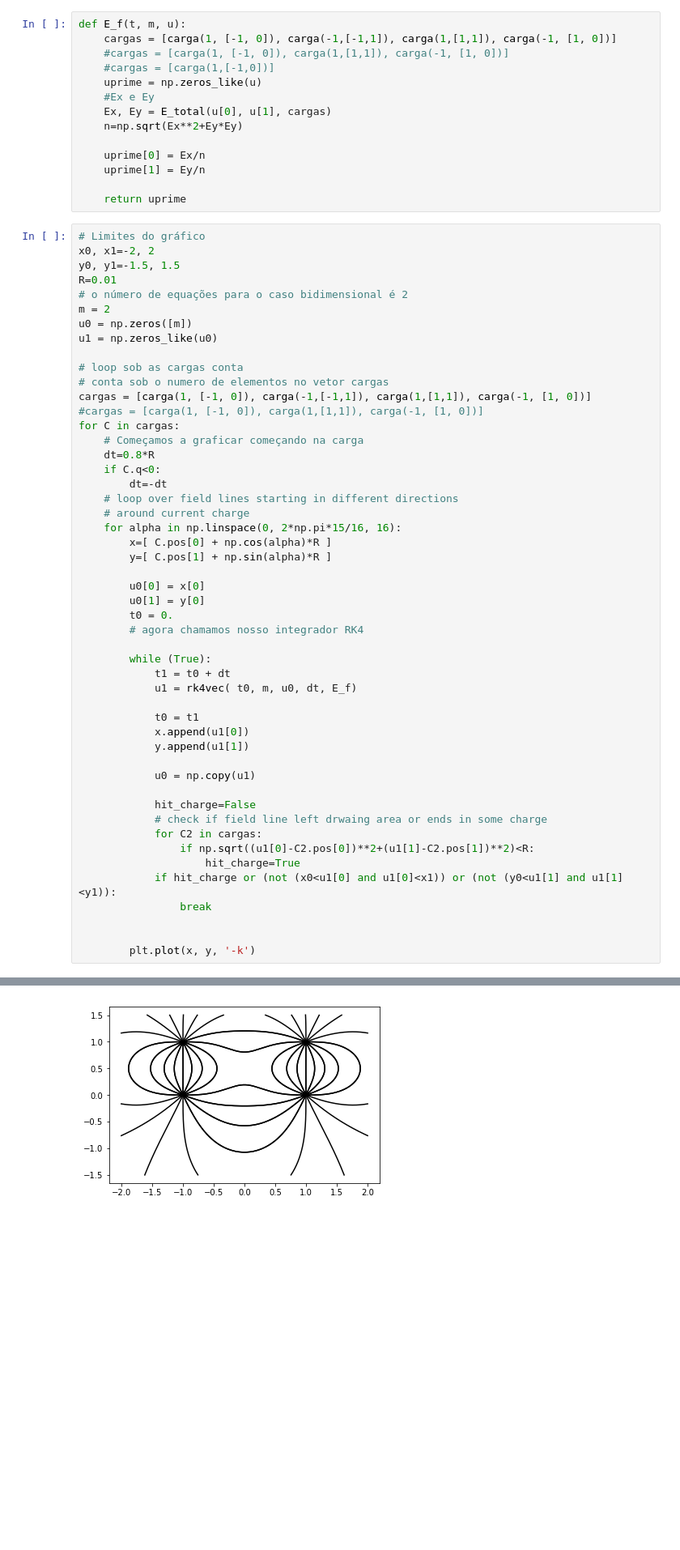
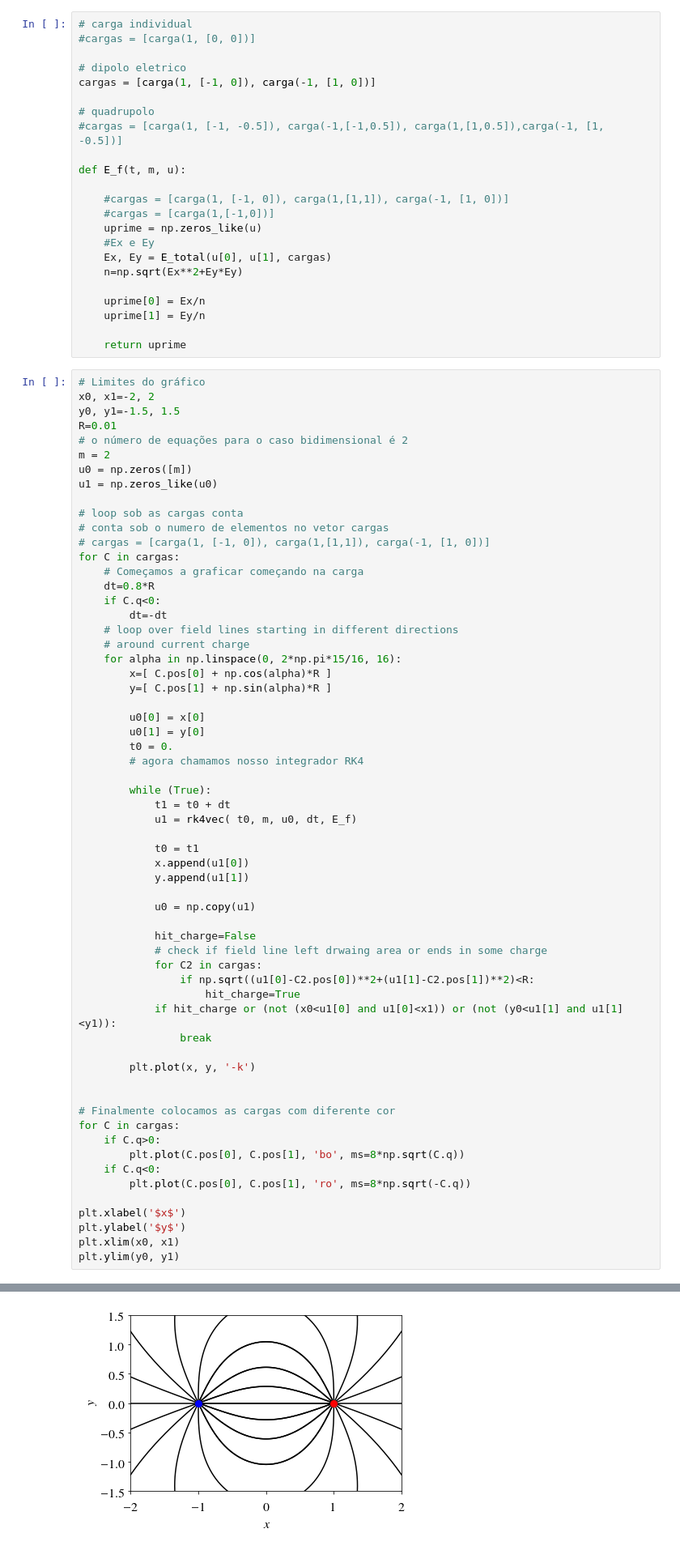
Before and after one commit to tavo-buk/icfis, a Jupyter notebook: EDO3.ipynb, the cells around one changed output, grey strips where cells are left out. Shown: that part at 81% size. Drawn from its saved outputs; the diff is of its cells as text; blank space fills up the shorter version.

```diff
--- a/EDO3.ipynb
+++ b/EDO3.ipynb
@@ -95,8 +136,17 @@ def rk4vec( t0, m, u0, dt, f ):
                                        +       f3[0:m] )
     return u
 # %%
+# carga individual
+#cargas = [carga(1, [0, 0])]
+
+# dipolo eletrico
+cargas = [carga(1, [-1, 0]), carga(-1, [1, 0])]
+
+# quadrupolo
+#cargas = [carga(1, [-1, -0.5]), carga(-1,[-1,0.5]), carga(1,[1,0.5]),carga(-1, [1, -0.5])]
+
 def E_f(t, m, u):
-    cargas = [carga(1, [-1, 0]), carga(-1,[-1,1]), carga(1,[1,1]), carga(-1, [1, 0])]
+
     #cargas = [carga(1, [-1, 0]), carga(1,[1,1]), carga(-1, [1, 0])]
     #cargas = [carga(1,[-1,0])]
     uprime = np.zeros_like(u)
@@ -120,8 +170,7 @@ u1 = np.zeros_like(u0)
 
 # loop sob as cargas conta
 # conta sob o numero de elementos no vetor cargas
-cargas = [carga(1, [-1, 0]), carga(-1,[-1,1]), carga(1,[1,1]), carga(-1, [1, 0])]
-#cargas = [carga(1, [-1, 0]), carga(1,[1,1]), carga(-1, [1, 0])]
+# cargas = [carga(1, [-1, 0]), carga(1,[1,1]), carga(-1, [1, 0])]
 for C in cargas:
     # Começamos a graficar começando na carga
     dt=0.8*R
@@ -156,6 +205,18 @@ for C in cargas:
             if hit_charge or (not (x0<u1[0] and u1[0]<x1)) or (not (y0<u1[1] and u1[1]<y1)):
                 break
 
+        plt.plot(x, y, '-k')
 
-        plt.plot(x, y, '-k')
+
+# Finalmente colocamos as cargas com diferente cor
+for C in cargas:
+    if C.q>0:
+        plt.plot(C.pos[0], C.pos[1], 'bo', ms=8*np.sqrt(C.q))
+    if C.q<0:
+        plt.plot(C.pos[0], C.pos[1], 'ro', ms=8*np.sqrt(-C.q))
+
+plt.xlabel('$x$')
+plt.ylabel('$y$')
+plt.xlim(x0, x1)
+plt.ylim(y0, y1)
 # %% [output]
@@ -162 +224 @@ for C in cargas:
-[figure, old version]
+[figure, new version]
```
Also changed, not shown: parts of 10 cells of this notebook.
